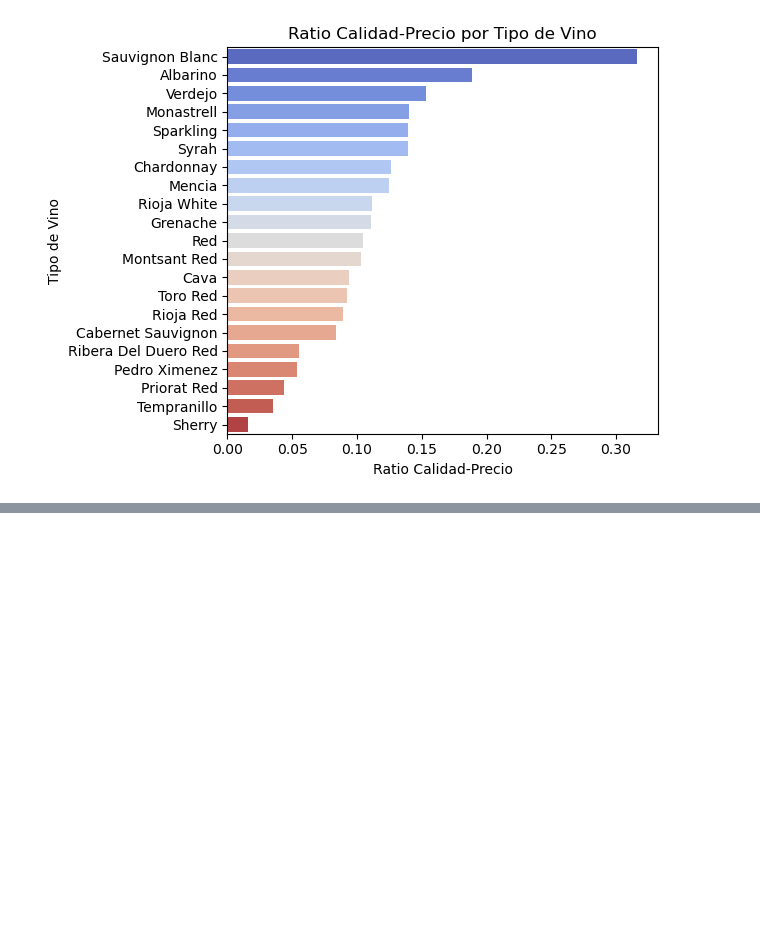
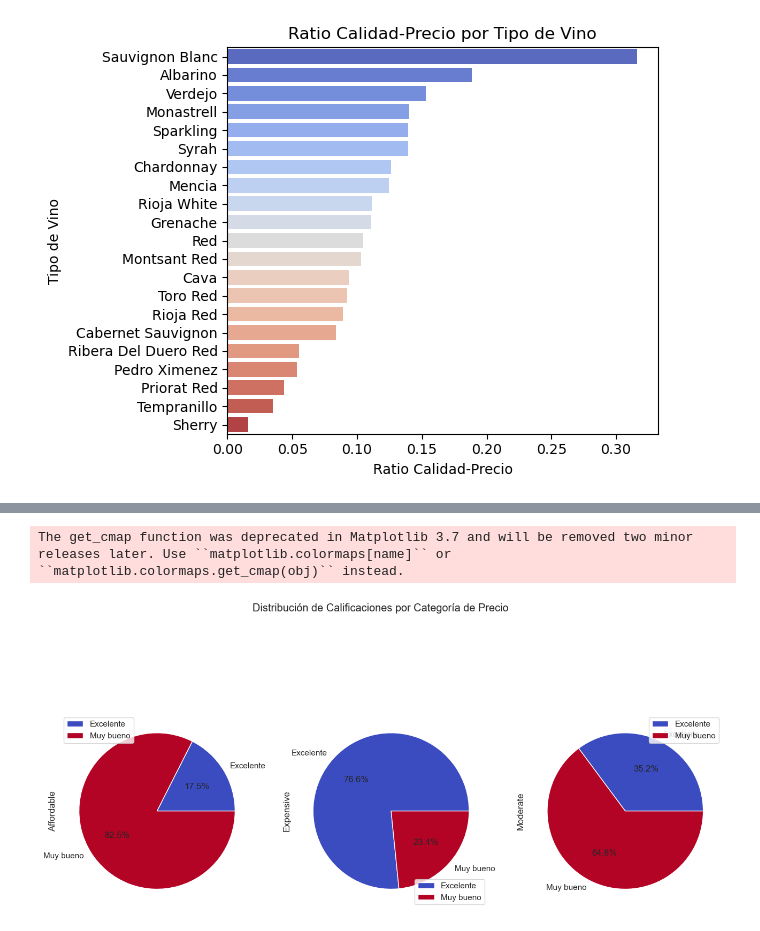
Before and after one commit to datasilvia/WineDatabase, a Jupyter notebook: SQLWB_CSV/Consultas_Python/visualization.ipynb, the cells around one changed output, grey strips where cells are left out. Saved outputs shown, nothing was run; the diff lists cells and outputs as text; code cells hidden in the pictures; blank space fills up the shorter version.

```diff
--- a/SQLWB_CSV/Consultas_Python/visualization.ipynb
+++ b/SQLWB_CSV/Consultas_Python/visualization.ipynb
@@ -470,0 +474,8 @@ KeyError: 'country'
+# %%
+categories = data_consulta28.groupby(['rating_category', 'price_category']).sum()['total_wines'].unstack()
+categories.plot(kind='pie', subplots=True, autopct='%1.1f%%', figsize=(16, 8), cmap=cm.get_cmap('coolwarm'))
+plt.suptitle('Distribución de Calificaciones por Categoría de Precio')
+plt.show()
+# %% [output]
+The get_cmap function was deprecated in Matplotlib 3.7 and will be removed two minor releases later. Use ``matplotlib.colormaps[name]`` or ``matplotlib.colormaps.get_cmap(obj)`` instead.
+[figure, added]
```
Also changed, not shown: parts of 3 cells of this notebook.
